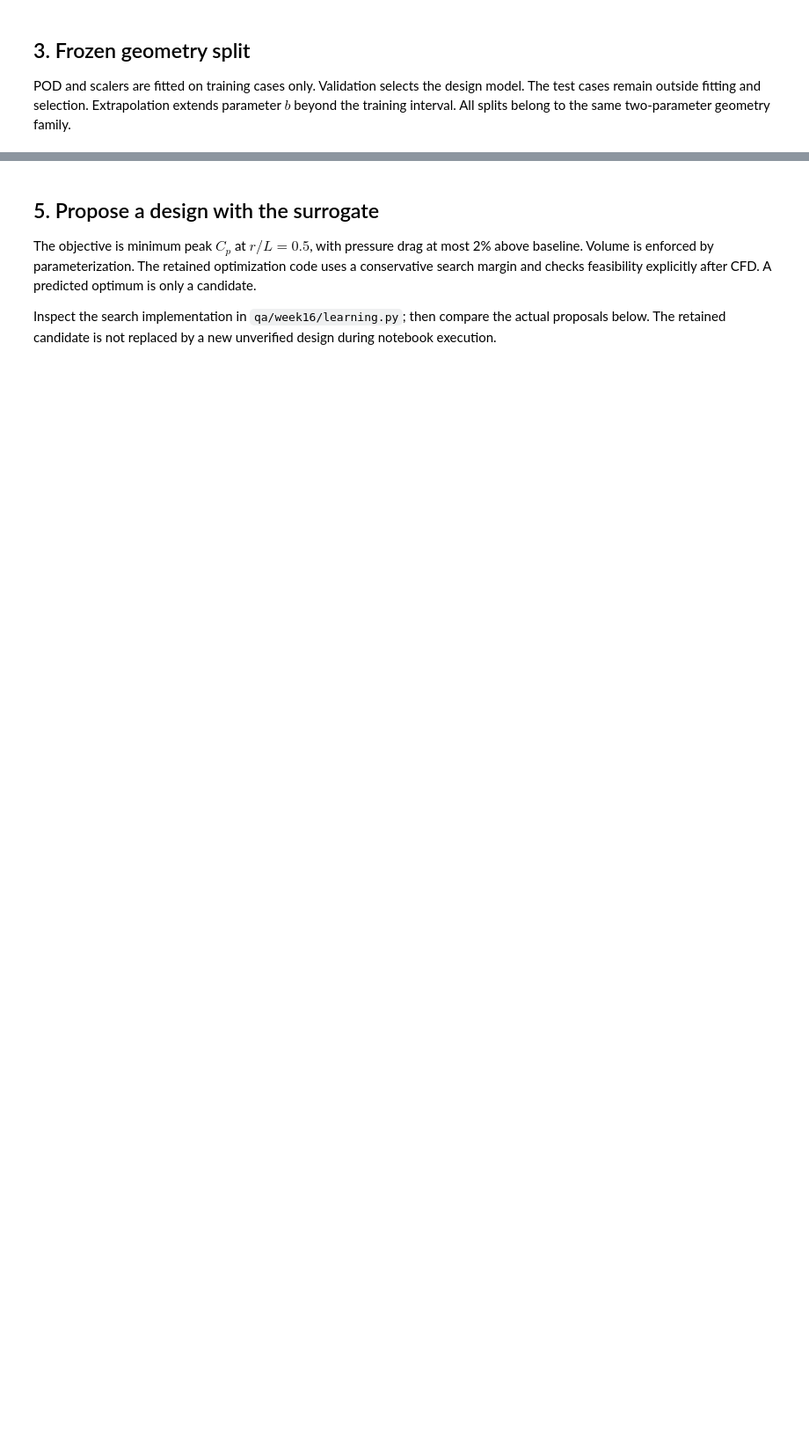
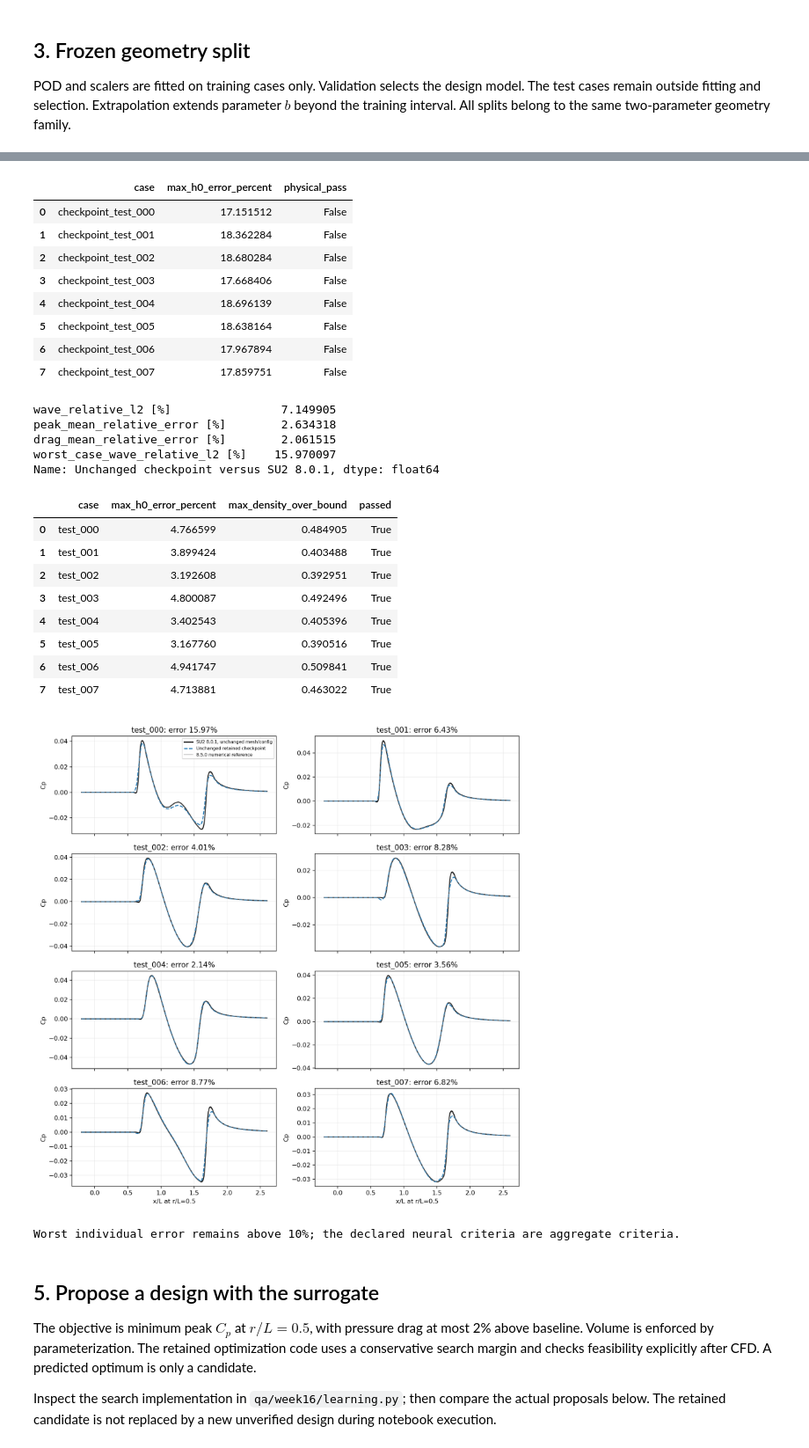
Before and after one commit to Ehsan-Roohi/FlowMLLab, a Jupyter notebook: notebooks/week16/W16_Supersonic_Shape_Optimization.ipynb, the cells around one changed output, grey strips where cells are left out. Shown at 88% size. Cells and saved outputs as stored; diff of their text form; code cells hidden in the pictures; blank space fills up the shorter version.

```diff
--- a/notebooks/week16/W16_Supersonic_Shape_Optimization.ipynb
+++ b/notebooks/week16/W16_Supersonic_Shape_Optimization.ipynb
@@ -192,3 +389,51 @@ axs[0,0].legend();fig.tight_layout();plt.show()
+# %%
+historical_physics=json.loads((E/'reference/neural_physical_plausibility.json').read_text())
+assert not historical_physics['passed']
+display(pd.DataFrame([dict(case=r['case'],max_h0_error_percent=100*max(f['max_h0_relative_deviation'] for f in r['fields']),physical_pass=r['passed']) for r in historical_physics['runs']]))
+accepted=json.loads((E/'reference/weakwall_checkpoint_audit.json').read_text())
+path=E/'reference/weakwall_checkpoint_test.npz'
+assert hashlib.sha256(path.read_bytes()).hexdigest()==accepted['compact_arrays_sha256']
+with np.load(path,allow_pickle=False) as labels:
+    assert list(labels['names'])==accepted['names']
+    assert np.array_equal(labels['parameters'],data['parameters'][test])
+    assert np.array_equal(labels['x'],data['x'])
+    pw,pc=frozen.predict(labels['parameters'])
+    np.testing.assert_allclose(pw,labels['predicted'],rtol=1e-12,atol=1e-14)
+    np.testing.assert_allclose(pc,labels['predicted_cd'],rtol=1e-12,atol=1e-14)
+    accepted_metrics=error_metrics(pw,labels['actual'],pc,labels['actual_cd'])
+for key in scalar_errors:
+    assert np.isclose(accepted_metrics[key],accepted['metrics'][key],rtol=1e-10,atol=1e-12)
+display(pd.Series({key+' [%]':100*accepted_metrics[key] for key in scalar_errors},name='Unchanged checkpoint versus SU2 8.0.1'))
+display(pd.DataFrame([dict(case=r['name'],max_h0_error_percent=100*max(f['max_h0_relative_deviation'] for f in r['checks']['physical']['fields']),max_density_over_bound=max(f['max_density_over_stagnation_bound'] for f in r['checks']['physical']['fields']),passed=r['checks']['passed']) for r in accepted['run_evidence']]))
+assert accepted['passed'] and accepted['physical_and_convergence_pass']
+display(Image(filename=str(E/'reference/weakwall_checkpoint_validation.png')))
+print('Worst individual error remains above 10%; the declared neural criteria are aggregate criteria.')
+# %% [output]
+|  | case | max_h0_error_percent | physical_pass |
+| 0 | checkpoint_test_000 | 17.151512 | False |
+| 1 | checkpoint_test_001 | 18.362284 | False |
+| 2 | checkpoint_test_002 | 18.680284 | False |
+| 3 | checkpoint_test_003 | 17.668406 | False |
+| 4 | checkpoint_test_004 | 18.696139 | False |
+| 5 | checkpoint_test_005 | 18.638164 | False |
+| 6 | checkpoint_test_006 | 17.967894 | False |
+| 7 | checkpoint_test_007 | 17.859751 | False |
+wave_relative_l2 [%]                7.149905
+peak_mean_relative_error [%]        2.634318
+drag_mean_relative_error [%]        2.061515
+worst_case_wave_relative_l2 [%]    15.970097
+Name: Unchanged checkpoint versus SU2 8.0.1, dtype: float64
+|  | case | max_h0_error_percent | max_density_over_bound | passed |
+| 0 | test_000 | 4.766599 | 0.484905 | True |
+| 1 | test_001 | 3.899424 | 0.403488 | True |
+| 2 | test_002 | 3.192608 | 0.392951 | True |
+| 3 | test_003 | 4.800087 | 0.492496 | True |
+| 4 | test_004 | 3.402543 | 0.405396 | True |
+| 5 | test_005 | 3.167760 | 0.390516 | True |
+| 6 | test_006 | 4.941747 | 0.509841 | True |
+| 7 | test_007 | 4.713881 | 0.463022 | True |
+[figure, added]
+Worst individual error remains above 10%; the declared neural criteria are aggregate criteria.
 # %% [markdown]
 ## 5. Propose a design with the surrogate
 The objective is minimum peak $C_p$ at $r/L=0.5$, with pressure drag at most 2% above baseline. Volume is enforced by parameterization. The retained optimization code uses a conservative search margin and checks feasibility explicitly after CFD. A predicted optimum is only a candidate.
```
Also changed, not shown: parts of 31 cells of this notebook, 13 other files.
